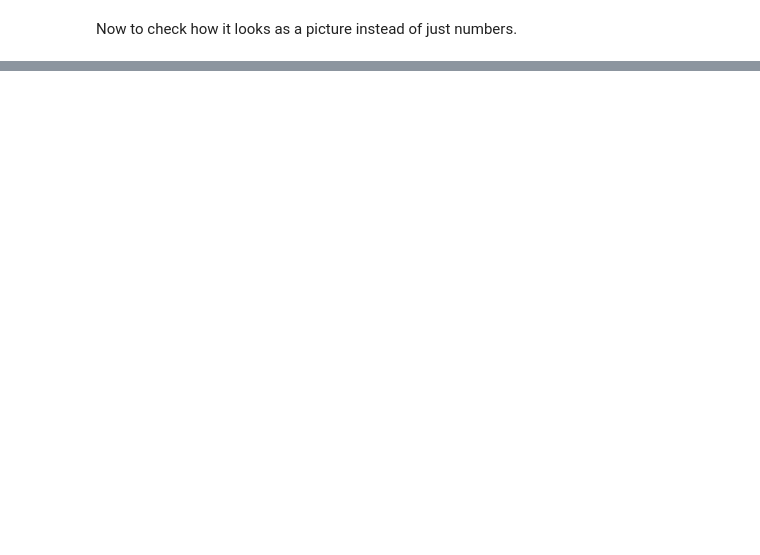
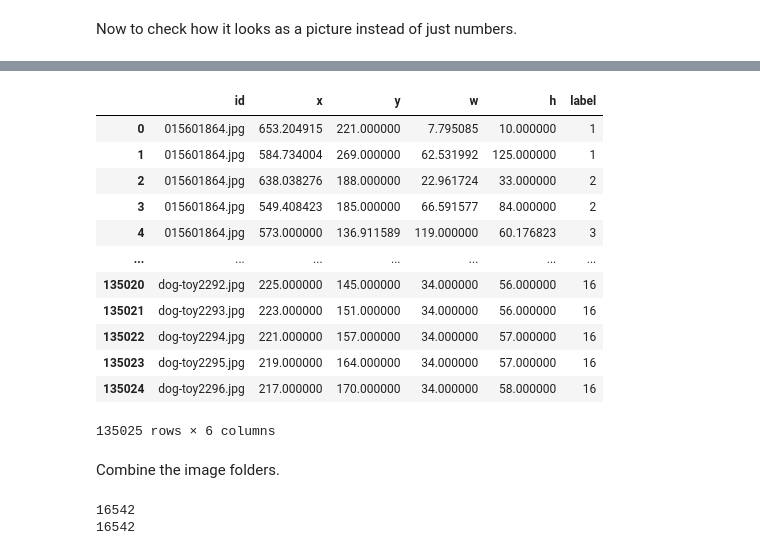
Before and after one commit to hhenry01/ML-Motion-Blur, a Jupyter notebook: Model.ipynb, the cells around one changed output, grey strips where cells are left out. Cells and saved outputs as stored; diff of their text form; code cells hidden in the pictures; blank space fills up the shorter version.

```diff
--- a/Model.ipynb
+++ b/Model.ipynb
@@ -179,0 +246,18 @@ show_boxes(im, result) #plotting with labels makes it impossible to see
+# %%
+dataset_comb.drop(labels="Unnamed: 0", axis='columns')
+# %% [output]
+|  | id | x | y | w | h | label |
+| 0 | 015601864.jpg | 653.204915 | 221.000000 | 7.795085 | 10.000000 | 1 |
+| 1 | 015601864.jpg | 584.734004 | 269.000000 | 62.531992 | 125.000000 | 1 |
+| 2 | 015601864.jpg | 638.038276 | 188.000000 | 22.961724 | 33.000000 | 2 |
+| 3 | 015601864.jpg | 549.408423 | 185.000000 | 66.591577 | 84.000000 | 2 |
+| 4 | 015601864.jpg | 573.000000 | 136.911589 | 119.000000 | 60.176823 | 3 |
+| ... | ... | ... | ... | ... | ... | ... |
+| 135020 | dog-toy2292.jpg | 225.000000 | 145.000000 | 34.000000 | 56.000000 | 16 |
+| 135021 | dog-toy2293.jpg | 223.000000 | 151.000000 | 34.000000 | 56.000000 | 16 |
+| 135022 | dog-toy2294.jpg | 221.000000 | 157.000000 | 34.000000 | 57.000000 | 16 |
+| 135023 | dog-toy2295.jpg | 219.000000 | 164.000000 | 34.000000 | 57.000000 | 16 |
+| 135024 | dog-toy2296.jpg | 217.000000 | 170.000000 | 34.000000 | 58.000000 | 16 |
+135025 rows × 6 columns
+# %% [markdown]
+Combine the image folders.
@@ -179,0 +271,6 @@ show_boxes(im, result) #plotting with labels makes it impossible to see
+# %%
+print(len(os.listdir('images_full')))
+print(len(dataset_comb['id'].unique()))
+# %% [output]
+16542
+16542
```
Also changed, not shown: parts of 32 cells of this notebook.
